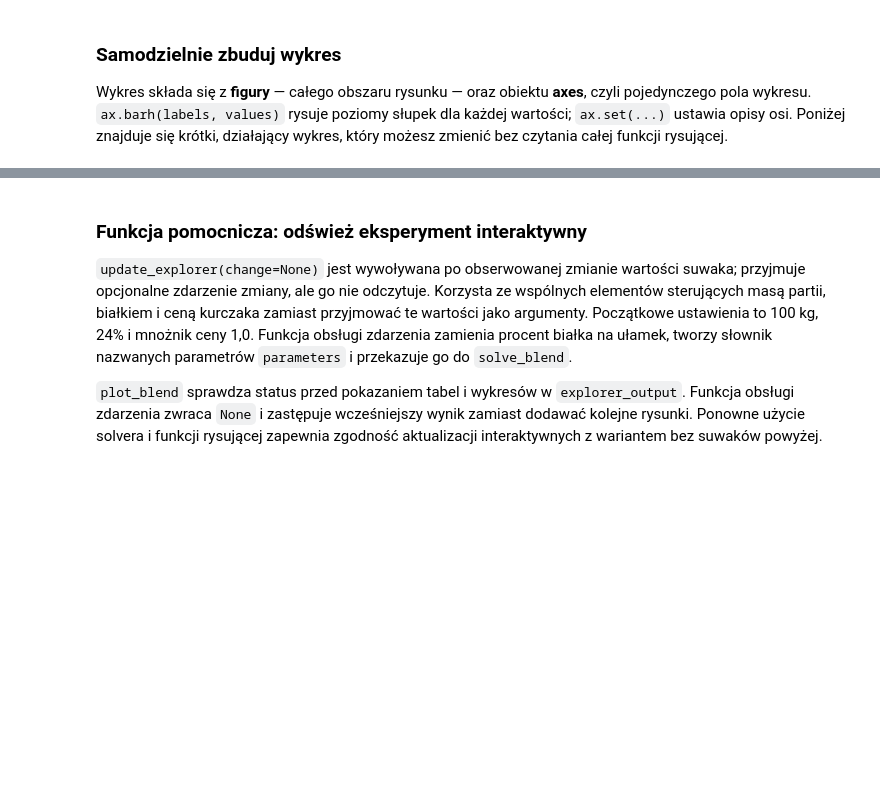
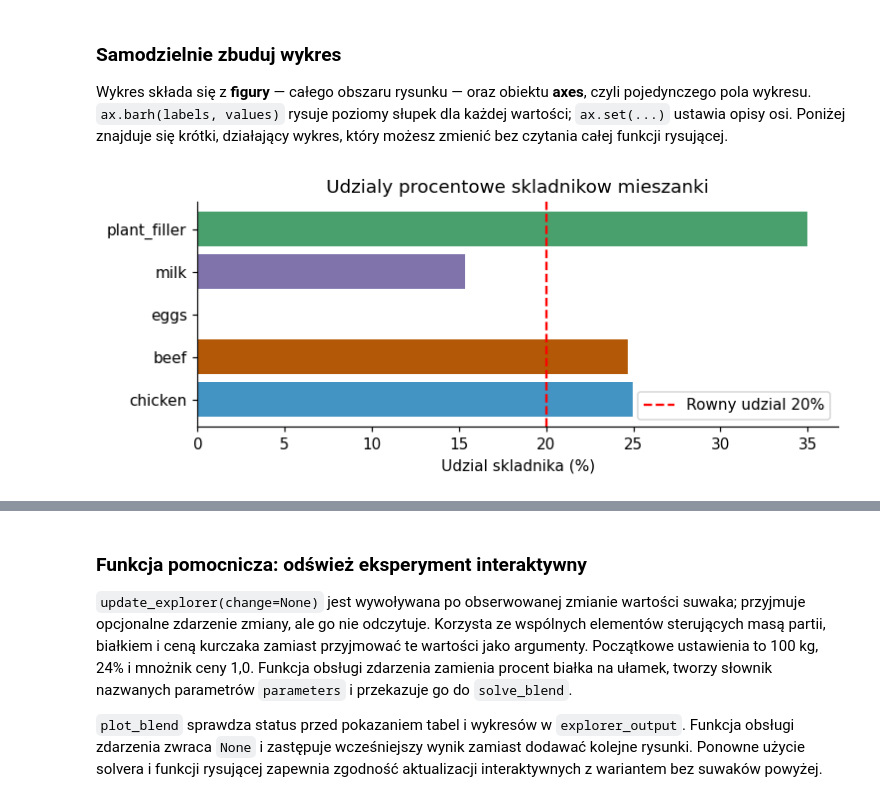
Before and after one commit to patip042/automation_robotics_lab, a Jupyter notebook: pl/lab_auto_2.ipynb, the cells around one changed output, grey strips where cells are left out. Cells and saved outputs as stored; diff of their text form; code cells hidden in the pictures; blank space fills up the shorter version.

```diff
--- a/pl/lab_auto_2.ipynb
+++ b/pl/lab_auto_2.ipynb
@@ -438,12 +477,28 @@ if baseline["status"] == "Optimal":
 Wykres składa się z **figury** — całego obszaru rysunku — oraz obiektu **axes**, czyli pojedynczego pola wykresu. `ax.barh(labels, values)` rysuje poziomy słupek dla każdej wartości; `ax.set(...)` ustawia opisy osi. Poniżej znajduje się krótki, działający wykres, który możesz zmienić bez czytania całej funkcji rysującej.
 # %%
 # Narysuj sprawdzone koszty składników w partii, a nie ceny jednostkowe czy niesprawdzone zmienne.
+# Wykres udzialow procentowych skladnikow
 if baseline["status"] == "Optimal":
-    fig, ax = plt.subplots(figsize=(7, 3))  # utwórz jedną figurę i jedno pole wykresu
-    ax.barh(baseline["recipe"].index, baseline["recipe"].ingredient_cost_pln,
-            color=[COLORS[i] for i in baseline["recipe"].index])
-    ax.set(xlabel="Koszt składnika w partii (PLN)", title="Z czego wynika rachunek?")
-    plt.tight_layout()  # zostaw miejsce na opisy
+    fig, ax = plt.subplots(figsize=(7, 3))
+
+    ax.barh(
+        baseline["recipe"].index,
+        baseline["recipe"].share_pct,
+        color=[COLORS[i] for i in baseline["recipe"].index]
+    )
+
+    # Linia odniesienia dla rownego podzialu na 5 skladnikow
+    ax.axvline(20, color="red", linestyle="--", label="Rowny udzial 20%")
+
+    ax.set(
+        xlabel="Udzial skladnika (%)",
+        title="Udzialy procentowe skladnikow mieszanki"
+    )
+
+    ax.legend()
+    plt.tight_layout()
     plt.show()
+# %% [output]
+[figure, added]
 # %% [markdown]
 **Zadanie z wykresem:** zamiast kosztów składników pokaż ich udziały procentowe, a następnie zmień opis osi i tytuł. Dodaj pionową linię przez `ax.axvline(...)` jako sensowny punkt odniesienia dla udziału składnika. Wyjaśnij, dlaczego jest to punkt odniesienia, a nie uniwersalne ograniczenie receptury.
```
Also changed, not shown: parts of 13 cells of this notebook.
